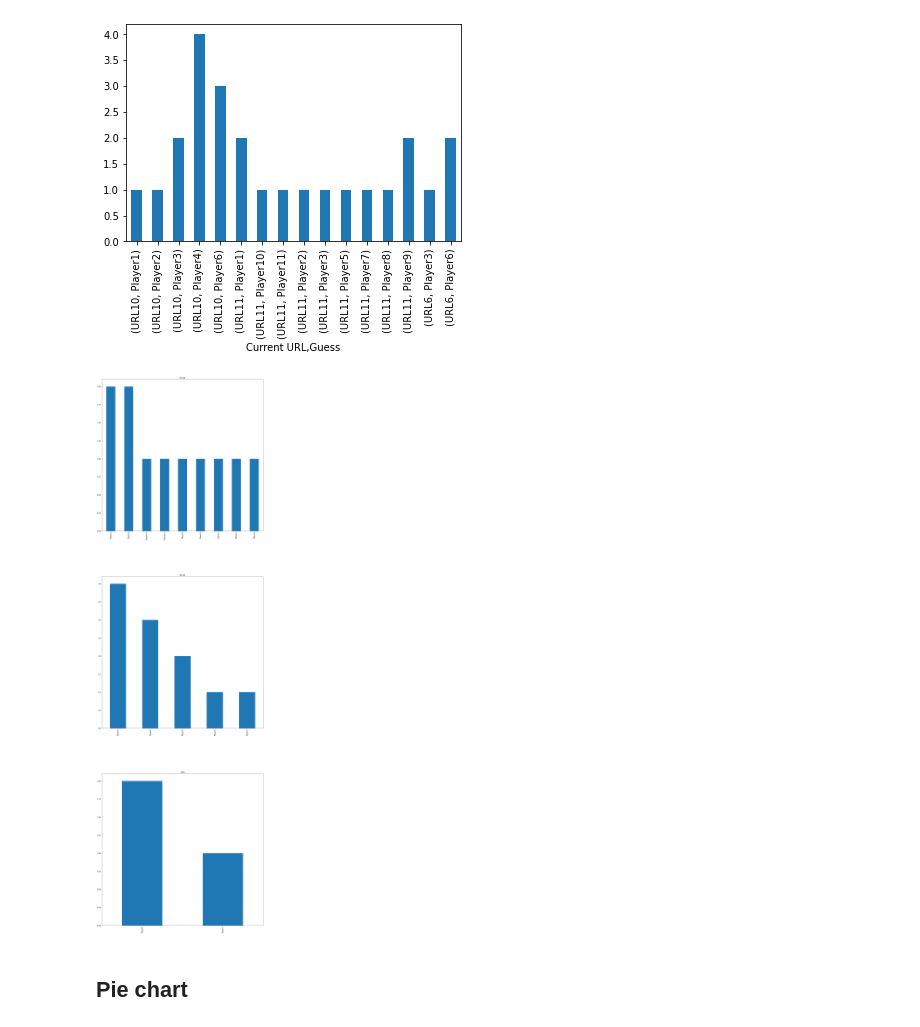
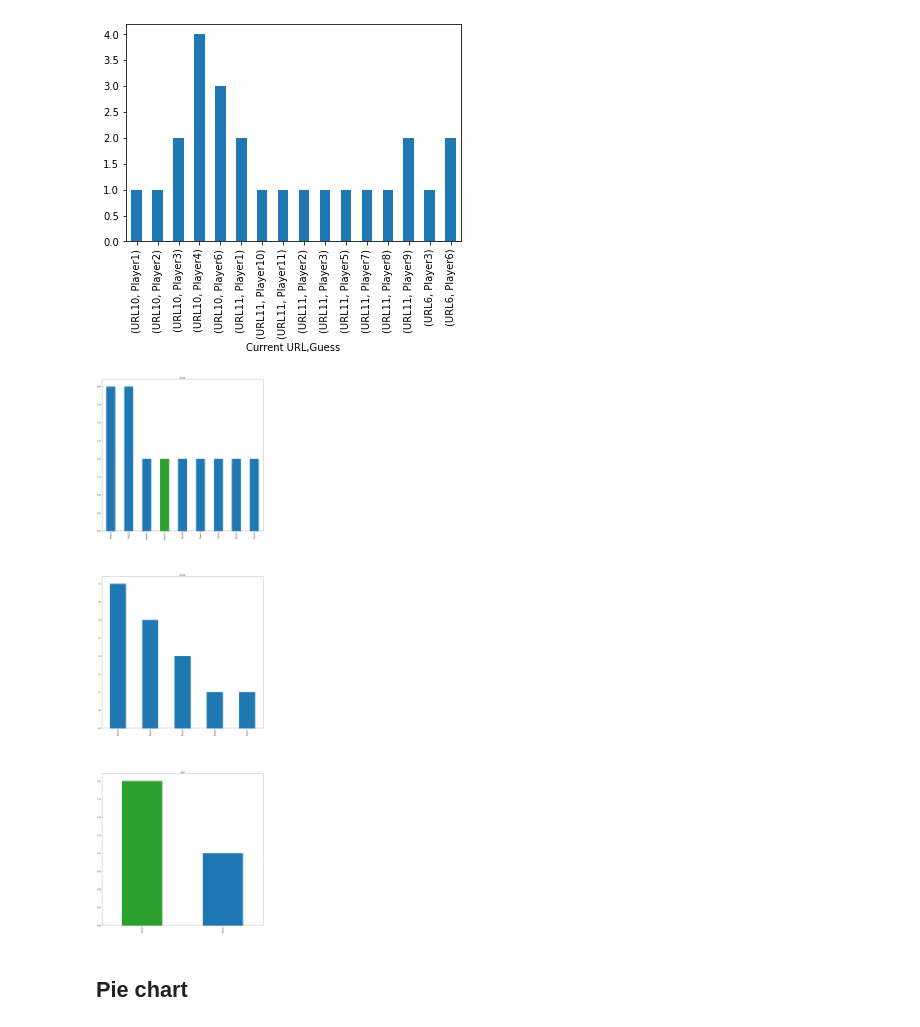
Before and after one commit to NLeSC/balconaz, a Jupyter notebook: notebooks/create_charts.ipynb, the cells around one changed output. Saved outputs shown, nothing was run; the diff lists cells and outputs as text; code cells hidden in the pictures.

```diff
--- a/notebooks/create_charts.ipynb
+++ b/notebooks/create_charts.ipynb
@@ -39,26 +47,26 @@ if len(df_raw) < 30:
 # %%
 # bar chart per URL, the correct answer is colored in green, the rest of the guesses are blue
 
 fig, axes = plt.subplots(len(urls),1,figsize=(20, 60))
 plt.subplots_adjust(wspace=0.3, hspace=0.3, top=1)
 for i,ax in enumerate(axes):
     url = urls[i]
     temp_df = df_guess.loc[df_guess['Current URL'] == url]
     labels = temp_df['Guess']
     cor_ans = df2_raw[df2_raw['URL'] == url]['Player'].values[0]
     ind=labels.isin([cor_ans])
-    #color=list(map(lambda x: 'C2' if x else 'C0', ind))
-    color=list(map(lambda x: 'C0' if x else 'C0', ind))
+    color=list(map(lambda x: 'C2' if x else 'C0', ind))
+    #color=list(map(lambda x: 'C0' if x else 'C0', ind))
     width = len(ind) * [0.2]
     temp_df.loc[:,['Guess','votes']].plot.bar(ax=ax,subplots=True, x='Guess',y='votes',color=color, fontsize=12);
     ax.get_legend().remove()
     ax.set_title(url,fontdict={'fontsize':12})
     ax.set(xlabel=None)
 
 plt.savefig('../data/charts/bar-chart.pdf', bbox_inches='tight')
 #plt.show()
 # %% [output]
-[figure, old version]
+[figure, new version]
 # %% [markdown]
 ## Pie chart
 # %%
```
Also changed, not shown: parts of 4 cells of this notebook, 3 other files.
